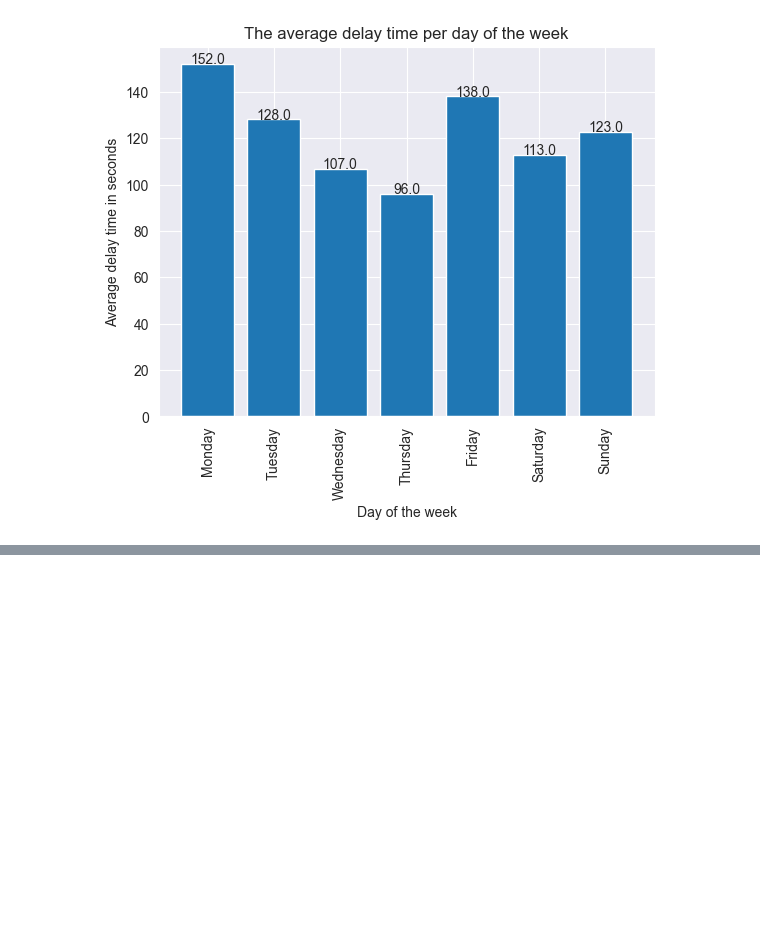
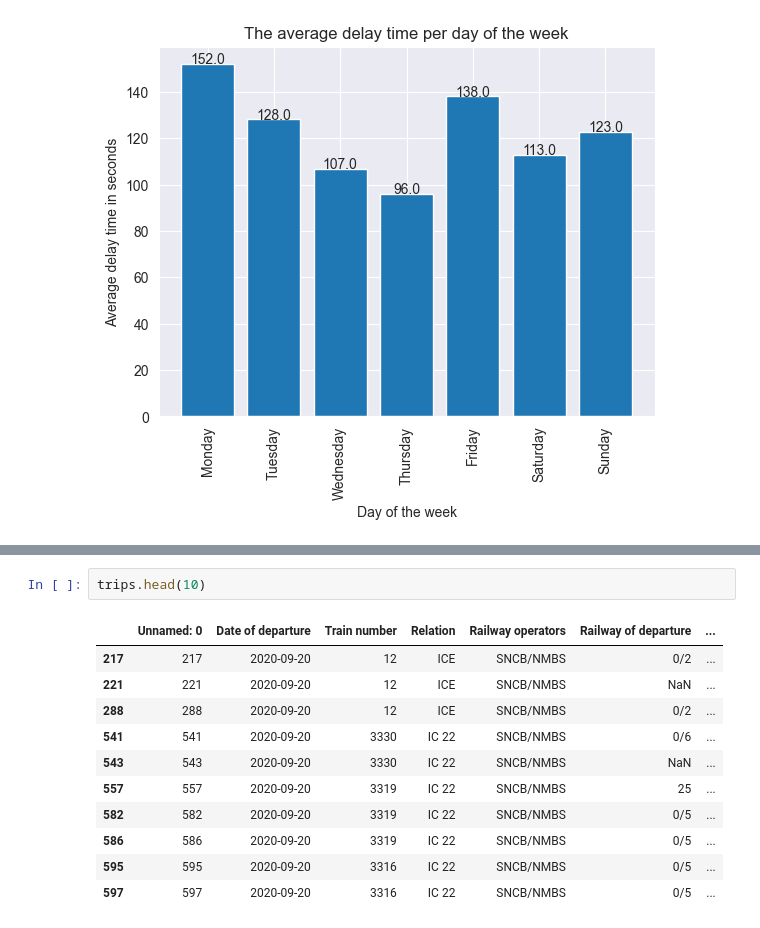
Before and after one commit to Seoyangsam/ACRM, a Jupyter notebook: src/Q6.ipynb, the cells around one changed output, grey strips where cells are left out. Drawn from its saved outputs; the diff is of its cells as text; blank space fills up the shorter version.

```diff
--- a/src/Q6.ipynb
+++ b/src/Q6.ipynb
@@ -66,0 +53,14 @@ KeyError: 'Name of the stop'
+# %%
+trips.head(10)
+# %% [output]
+|  | Unnamed: 0 | Date of departure | Train number | Relation | Railway operators | Railway of departure | ... |
+| 217 | 217 | 2020-09-20 | 12 | ICE | SNCB/NMBS | 0/2 | ... |
+| 221 | 221 | 2020-09-20 | 12 | ICE | SNCB/NMBS | NaN | ... |
+| 288 | 288 | 2020-09-20 | 12 | ICE | SNCB/NMBS | 0/2 | ... |
+| 541 | 541 | 2020-09-20 | 3330 | IC 22 | SNCB/NMBS | 0/6 | ... |
+| 543 | 543 | 2020-09-20 | 3330 | IC 22 | SNCB/NMBS | NaN | ... |
+| 557 | 557 | 2020-09-20 | 3319 | IC 22 | SNCB/NMBS | 25 | ... |
+| 582 | 582 | 2020-09-20 | 3319 | IC 22 | SNCB/NMBS | 0/5 | ... |
+| 586 | 586 | 2020-09-20 | 3319 | IC 22 | SNCB/NMBS | 0/5 | ... |
+| 595 | 595 | 2020-09-20 | 3316 | IC 22 | SNCB/NMBS | 0/5 | ... |
+| 597 | 597 | 2020-09-20 | 3316 | IC 22 | SNCB/NMBS | 0/5 | ... |
```
Also changed, not shown: parts of 6 cells of this notebook.
